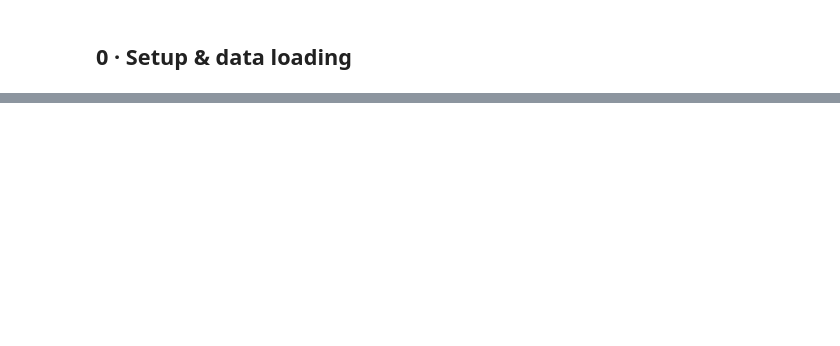
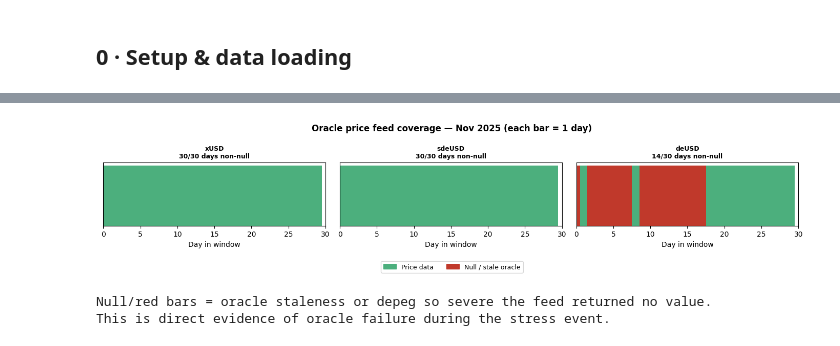
Before and after one commit to GabePZ/MorphoxUSDDepegDashboard, a Jupyter notebook: analysis.ipynb, the cells around one changed output, grey strips where cells are left out. Cells and saved outputs as stored; diff of their text form; code cells hidden in the pictures; blank space fills up the shorter version.

```diff
--- a/analysis.ipynb
+++ b/analysis.ipynb
@@ -254,18 +22,0 @@ Total borrow across incident markets: $130,078,650
-# %%
-# 2c — Top borrowers per major market
-print("=== Top positions (by borrow USD) ===")
-for uk, pos_list in positions.items():
-    mkt = next((m for m in markets if m["uniqueKey"]==uk), {})
-    label = f"{mkt.get('collateralAsset',{}).get('symbol','?')}/{mkt.get('loanAsset',{}).get('symbol','?')}"
-    rows = []
-    for p in pos_list:
-        rows.append({
-            "user": p["user"]["address"][:12]+"...",
-            "borrow_usd": float(p["state"].get("borrowAssetsUsd") or 0),
-        })
-    if not rows:
-        print(f"\n[{label}] {uk[:14]}... — no positions")
-        continue
-    df_p = pd.DataFrame(rows, columns=["user","borrow_usd"]).sort_values("borrow_usd", ascending=False)
-    print(f"\n[{label}] {uk[:14]}...")
-    display(df_p.reset_index(drop=True))
@@ -848,0 +149,29 @@ but systemic reputational risk remained.
+# %%
+# Price coverage heatmap
+fig, axes = plt.subplots(1, len(prices), figsize=(14, 3), squeeze=False)
+for i, series in enumerate(prices):
+    ax = axes[0][i]
+    pts = series.get('historicalPriceUsd', [])
+    has_data = [1 if p['y'] is not None else 0 for p in pts]
+    colors = [C_GREEN if v else C_RED for v in has_data]
+    ax.bar(range(len(has_data)), [1]*len(has_data), color=colors,
+           edgecolor='none', width=1)
+    ax.set_yticks([])
+    ax.set_xlim(0, 30)
+    non_null = sum(has_data)
+    ax.set_title(f"{series['symbol']}\n{non_null}/30 days non-null",
+                 fontsize=9, fontweight='bold')
+    ax.set_xlabel('Day in window')
+patch_ok   = mpatches.Patch(color=C_GREEN, label='Price data')
+patch_null = mpatches.Patch(color=C_RED,   label='Null / stale oracle')
+fig.legend(handles=[patch_ok, patch_null], loc='lower center', ncol=2, fontsize=9)
+fig.suptitle('Oracle price feed coverage — Nov 2025 (each bar = 1 day)',
+             fontweight='bold')
+plt.tight_layout(rect=[0, 0.12, 1, 1])
+plt.show()
+print('Null/red bars = oracle staleness or depeg so severe the feed returned no value.')
+print('This is direct evidence of oracle failure during the stress event.')
+# %% [output]
+[figure, added]
+Null/red bars = oracle staleness or depeg so severe the feed returned no value.
+This is direct evidence of oracle failure during the stress event.
```
Also changed, not shown: parts of 68 cells of this notebook, 20 other files.
